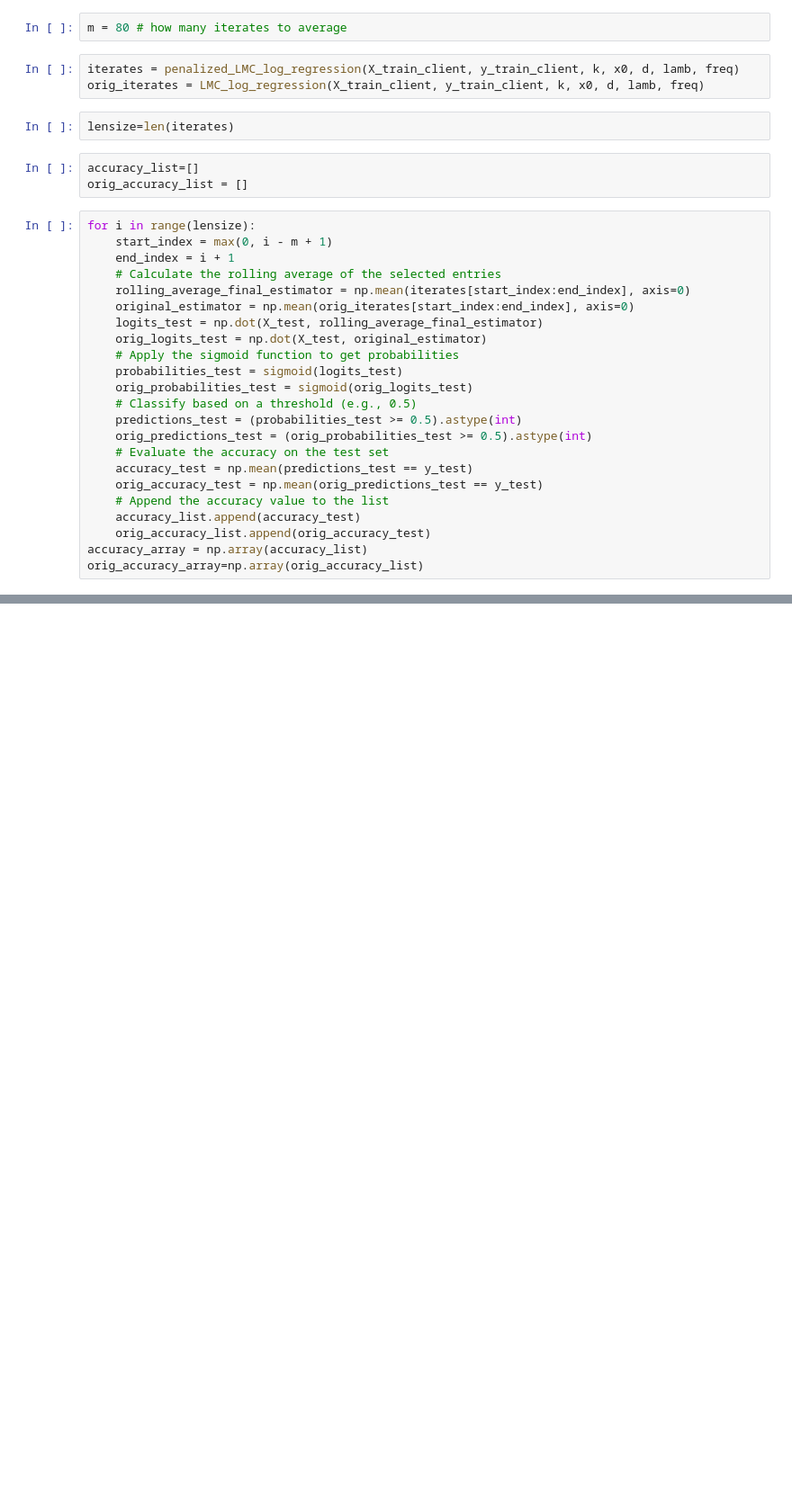
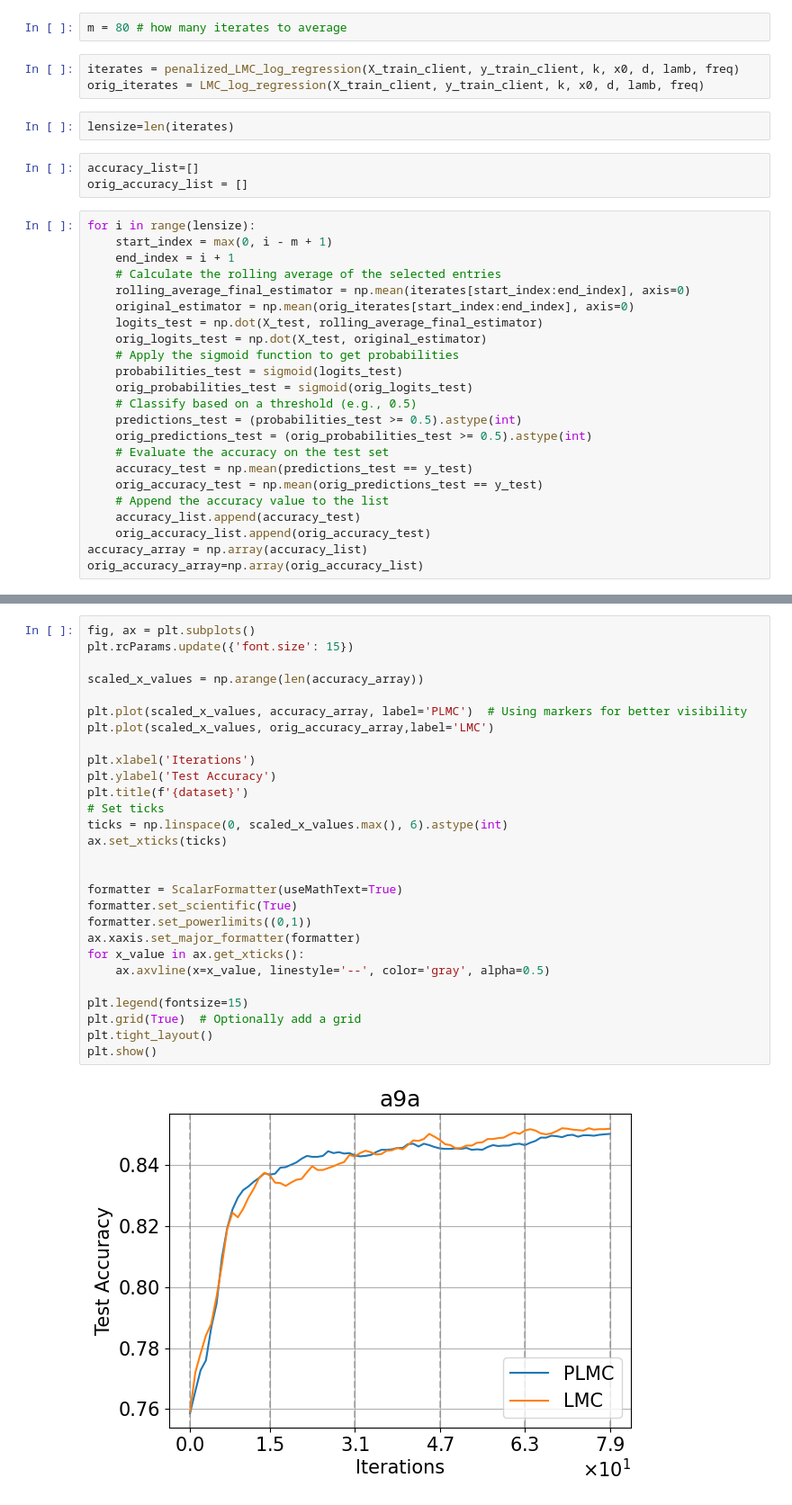
Before and after one commit to gayaneyazeryan/thesis_experiment-, a Jupyter notebook: BayesLogisticRegression.ipynb, the cells around one changed output, grey strips where cells are left out. Shown: that part at 90% size. Saved outputs shown, nothing was run; the diff lists cells and outputs as text; blank space fills up the shorter version.

```diff
--- a/BayesLogisticRegression.ipynb
+++ b/BayesLogisticRegression.ipynb
@@ -251,0 +297,30 @@ plt.show()
+# %%
+fig, ax = plt.subplots()
+plt.rcParams.update({'font.size': 15})
+
+scaled_x_values = np.arange(len(accuracy_array))
+
+plt.plot(scaled_x_values, accuracy_array, label='PLMC')  # Using markers for better visibility
+plt.plot(scaled_x_values, orig_accuracy_array,label='LMC')
+
+plt.xlabel('Iterations')
+plt.ylabel('Test Accuracy')
+plt.title(f'{dataset}')
+# Set ticks
+ticks = np.linspace(0, scaled_x_values.max(), 6).astype(int)
+ax.set_xticks(ticks)
+
+
+formatter = ScalarFormatter(useMathText=True)
+formatter.set_scientific(True)
+formatter.set_powerlimits((0,1))
+ax.xaxis.set_major_formatter(formatter)
+for x_value in ax.get_xticks():
+    ax.axvline(x=x_value, linestyle='--', color='gray', alpha=0.5)
+
+plt.legend(fontsize=15)
+plt.grid(True)  # Optionally add a grid
+plt.tight_layout()
+plt.show()
+# %% [output]
+[figure, added]
```
Also changed, not shown: parts of 6 cells of this notebook.
